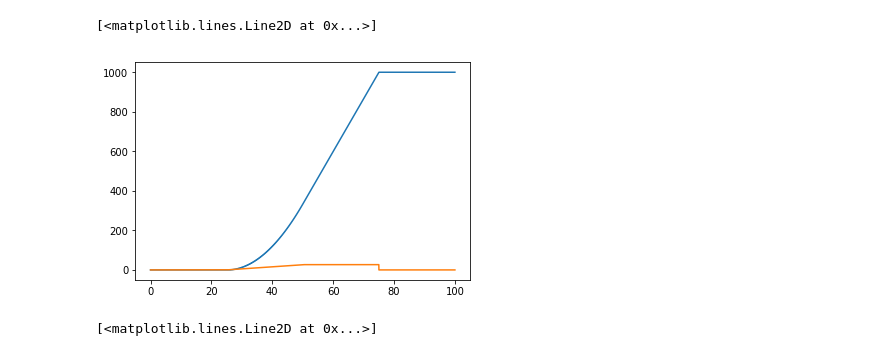
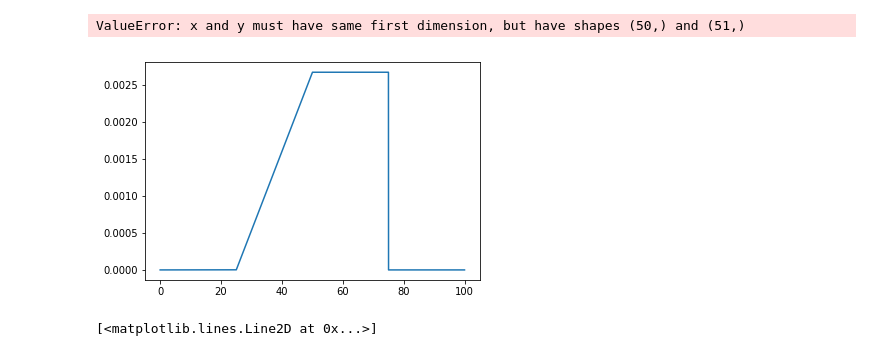
Before and after one commit to wphu/PythonPIC, a Jupyter notebook: docs/ipynb/particle_loading.ipynb, the cells around one changed output. Cells and saved outputs as stored; diff of their text form; code cells hidden in the pictures.

```diff
--- a/docs/ipynb/particle_loading.ipynb
+++ b/docs/ipynb/particle_loading.ipynb
@@ -21,0 +13,2 @@ def FDENS(x, moat_left, ramp_length, plasma_length, N):
+# %%
+FDENS = density_profiles.FDENS
@@ -22,8 +18,15 @@ def FDENS(x, moat_left, ramp_length, plasma_length, N):
 # %%
-g = Grid(100, 100)
+g = Grid(1, 100, 50)
 moat_left = g.L/4
 ramp_length = g.L/4
 plasma_length = g.L/2
 N = 1000
-dense_x = np.linspace(0, g.L, N*1000)
-y = FDENS(dense_x, moat_left, ramp_length, plasma_length, N)
+dense_x, dense_dx = np.linspace(0, g.L, N*1000, retstep=True)
+y = FDENS(dense_x, moat_left, ramp_length, plasma_length, N) * dense_dx
+dense_x_indices = (dense_x // g.dx).astype(int)
+print(dense_x_indices)
+y_grid = np.bincount(dense_x_indices, y)
+print(y_grid)
+# y_grid = np.array([scipy.integrate.quad(lambda x: FDENS(x, moat_left, ramp_length, plasma_length, N), x, x+g.dx) for x in g.x])
+# y_grid[1:] += y_grid[:-1] % 1
+# y_grid = np.floor(y_grid)
@@ -30,10 +44,13 @@ y = FDENS(dense_x, moat_left, ramp_length, plasma_length, N)
 # %%
 integrated = scipy.integrate.cumtrapz(y, dense_x).astype(int)
-plt.plot(dense_x[1:], integrated)
+# plt.plot(dense_x[1:], integrated)
 plt.plot(dense_x, y)
+plt.plot(g.x, y_grid)
+print(y_grid.sum()*g.dx - N)
+print(y_grid)
 # %% [output]
-[<matplotlib.lines.Line2D at 0x...>]
+ValueError: x and y must have same first dimension, but have shapes (50,) and (51,)
-[figure, old version]
+[figure, new version]
 # %%
 indices = (integrated[1:] - integrated[:-1]) == 1
 plt.plot(dense_x[:-2], indices)
```
Also changed, not shown: parts of 4 cells of this notebook, 6 other files.
